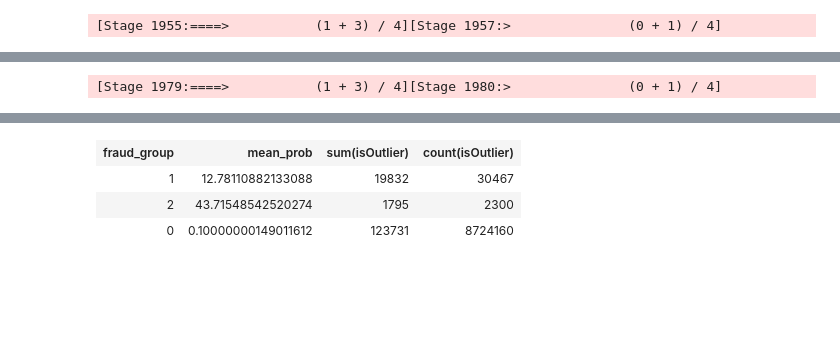
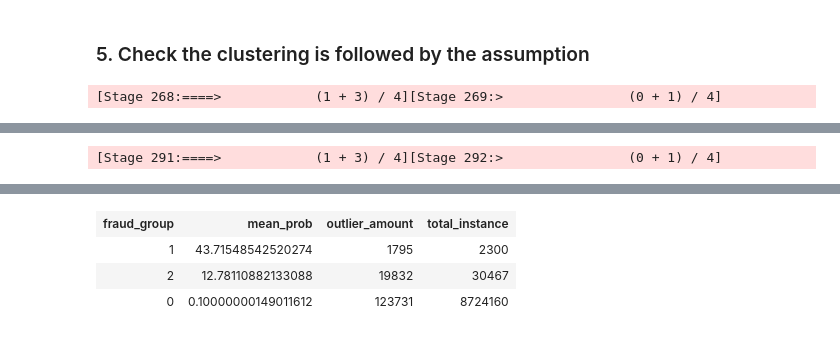
Before and after one commit to MAST30034-Applied-Data-Science/generic-buy-now-pay-later-project-group-27, a Jupyter notebook: notebooks/fraud.ipynb, the cells around one changed output, grey strips where cells are left out. Cells and saved outputs as stored; diff of their text form; code cells hidden in the pictures; blank space fills up the shorter version.

Commit message:
tidy the fraud.ipynb

```diff
--- a/notebooks/fraud.ipynb
+++ b/notebooks/fraud.ipynb
@@ -96,7 +85,7 @@ consumer_fraud.createOrReplaceTempView("probability")
 
 consumer_prob = spark.sql("""
 SELECT
-    user_id, order_datetime, fraud_probability, consumer_postcode, isOutlier
+    user_id, order_datetime, fraud_probability, isOutlier
 FROM
     consumer
 LEFT JOIN
@@ -141,2 +104,0 @@ consumer_prob.select(countDistinct("consumer_postcode"))
-# %%
-consumer_prob = consumer_prob.withColumn("consumer_postcode", F.col("consumer_postcode").cast("Int"))
@@ -211,7 +194,9 @@ consumer_kmean.count()
+# %% [markdown]
+<h3>5. Check the clustering is followed by the assumption </h3>
 # %%
 consumer_check = consumer_kmean.groupBy("fraud_group").agg(mean("fraud_probability").alias("mean_prob"),
-                                          sum("isOutlier"),
-                                          count("isOutlier"))
+                                          sum("isOutlier").alias("outlier_amount"),
+                                          count("isOutlier").alias("total_instance"))
 consumer_check
 # %% [output]
-[Stage 1955:====>           (1 + 3) / 4][Stage 1957:>               (0 + 1) / 4]
+[Stage 268:====>            (1 + 3) / 4][Stage 269:>                (0 + 1) / 4]
@@ -222 +205 @@ consumer_check
-[Stage 1979:====>           (1 + 3) / 4][Stage 1980:>               (0 + 1) / 4]
+[Stage 291:====>            (1 + 3) / 4][Stage 292:>                (0 + 1) / 4]
@@ -225,5 +208,5 @@ consumer_check
-| fraud_group | mean_prob | sum(isOutlier) | count(isOutlier) |
-| 1 | 12.78110882133088 | 19832 | 30467 |
-| 2 | 43.71548542520274 | 1795 | 2300 |
+| fraud_group | mean_prob | outlier_amount | total_instance |
+| 1 | 43.71548542520274 | 1795 | 2300 |
+| 2 | 12.78110882133088 | 19832 | 30467 |
 | 0 | 0.10000000149011612 | 123731 | 8724160 |
 # %%
```
Also changed, not shown: parts of 30 cells of this notebook, 1 other file.
